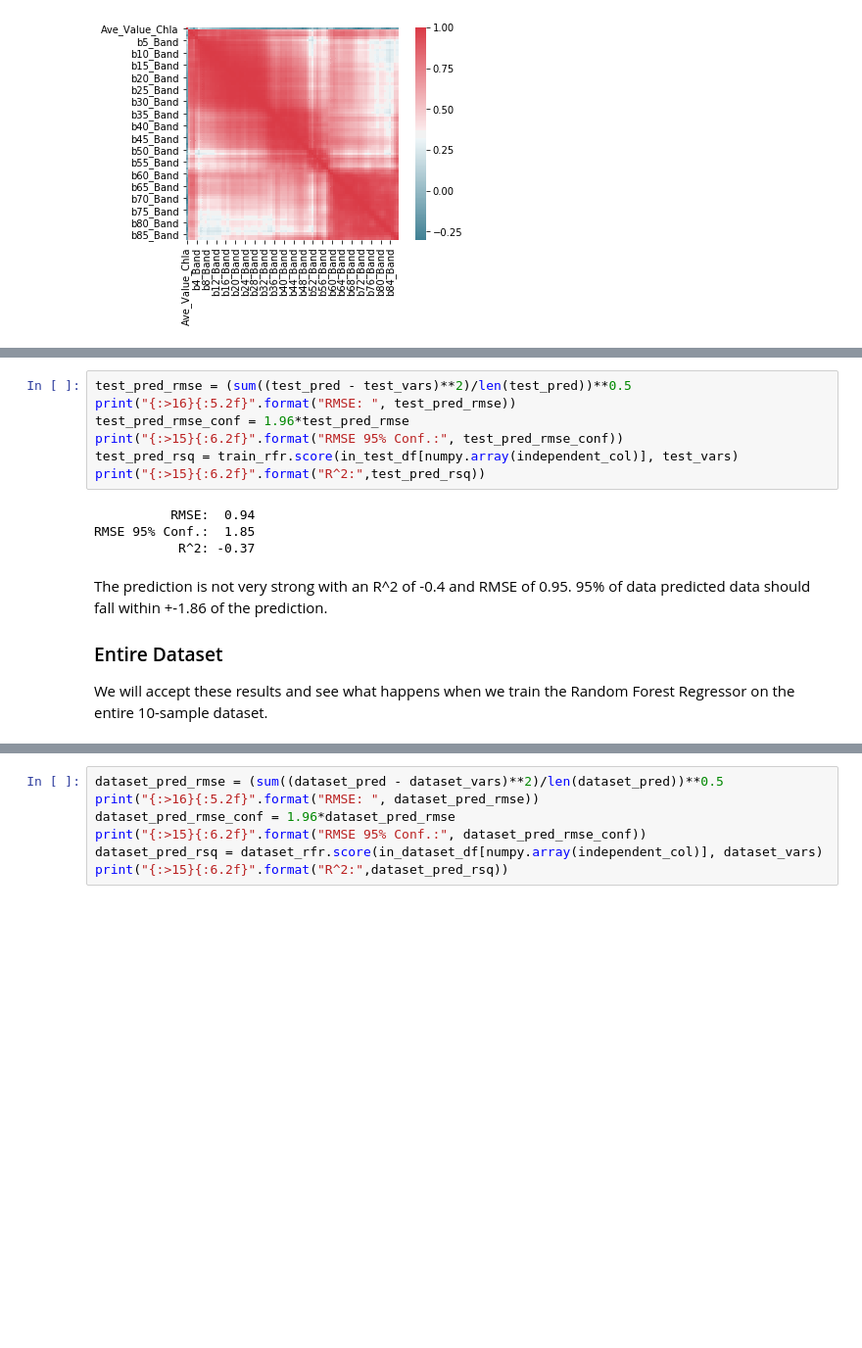
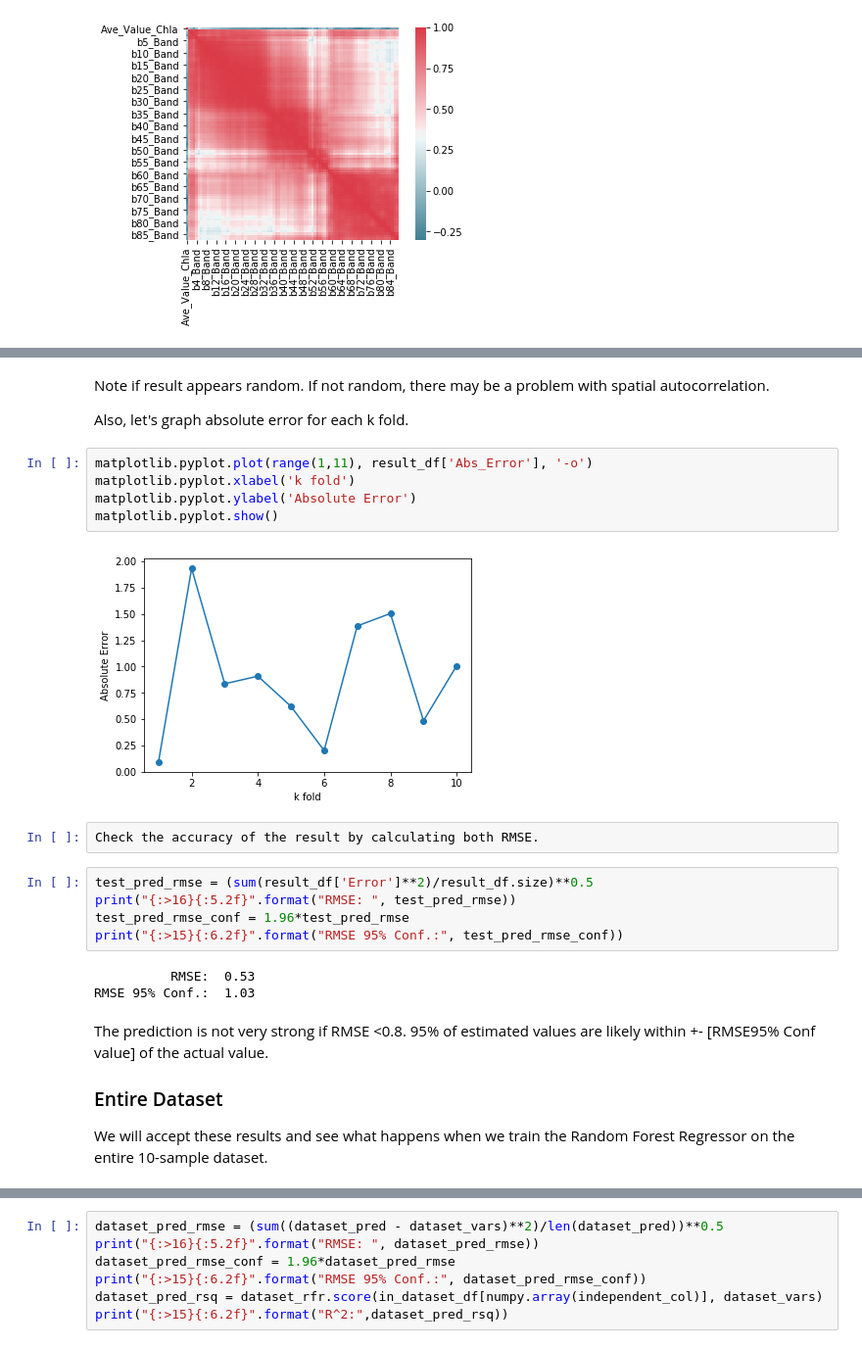
Before and after one commit to hansintheair/IndianRiverLagoon_ChlorophyllA, a Jupyter notebook: PredictedChlaConcentration_Revisited_RandomForest.ipynb, the cells around one changed output, grey strips where cells are left out. Shown: that part at 98% size. Saved outputs shown, nothing was run; the diff lists cells and outputs as text; blank space fills up the shorter version.

```diff
--- a/PredictedChlaConcentration_Revisited_RandomForest.ipynb
+++ b/PredictedChlaConcentration_Revisited_RandomForest.ipynb
@@ -159,16 +158,26 @@ Check the accuracy of the result by calculating both RMSE and R^2.
+# %% [markdown]
+Note if result appears random. If not random, there may be a problem with spatial autocorrelation.
+
+Also, let's graph absolute error for each k fold.
+# %%
+matplotlib.pyplot.plot(range(1,11), result_df['Abs_Error'], '-o')
+matplotlib.pyplot.xlabel('k fold')
+matplotlib.pyplot.ylabel('Absolute Error')
+matplotlib.pyplot.show()
+# %% [output]
+[figure, added]
+# %%
+Check the accuracy of the result by calculating both RMSE.
 # %%
-test_pred_rmse = (sum((test_pred - test_vars)**2)/len(test_pred))**0.5
+test_pred_rmse = (sum(result_df['Error']**2)/result_df.size)**0.5
 print("{:>16}{:5.2f}".format("RMSE: ", test_pred_rmse))
 test_pred_rmse_conf = 1.96*test_pred_rmse
 print("{:>15}{:6.2f}".format("RMSE 95% Conf.:", test_pred_rmse_conf))
-test_pred_rsq = train_rfr.score(in_test_df[numpy.array(independent_col)], test_vars)
-print("{:>15}{:6.2f}".format("R^2:",test_pred_rsq))
 # %% [output]
-          RMSE:  0.94
-RMSE 95% Conf.:  1.85
-           R^2: -0.37
+          RMSE:  0.53
+RMSE 95% Conf.:  1.03
 # %% [markdown]
-The prediction is not very strong with an R^2 of -0.4 and RMSE of 0.95. 95% of data predicted data should fall within +-1.86 of the prediction.
+The prediction is not very strong if RMSE <0.8. 95% of estimated values are likely within +- [RMSE95% Conf value] of the actual value.
 
 ### Entire Dataset
 
```
Also changed, not shown: parts of 26 cells of this notebook.
